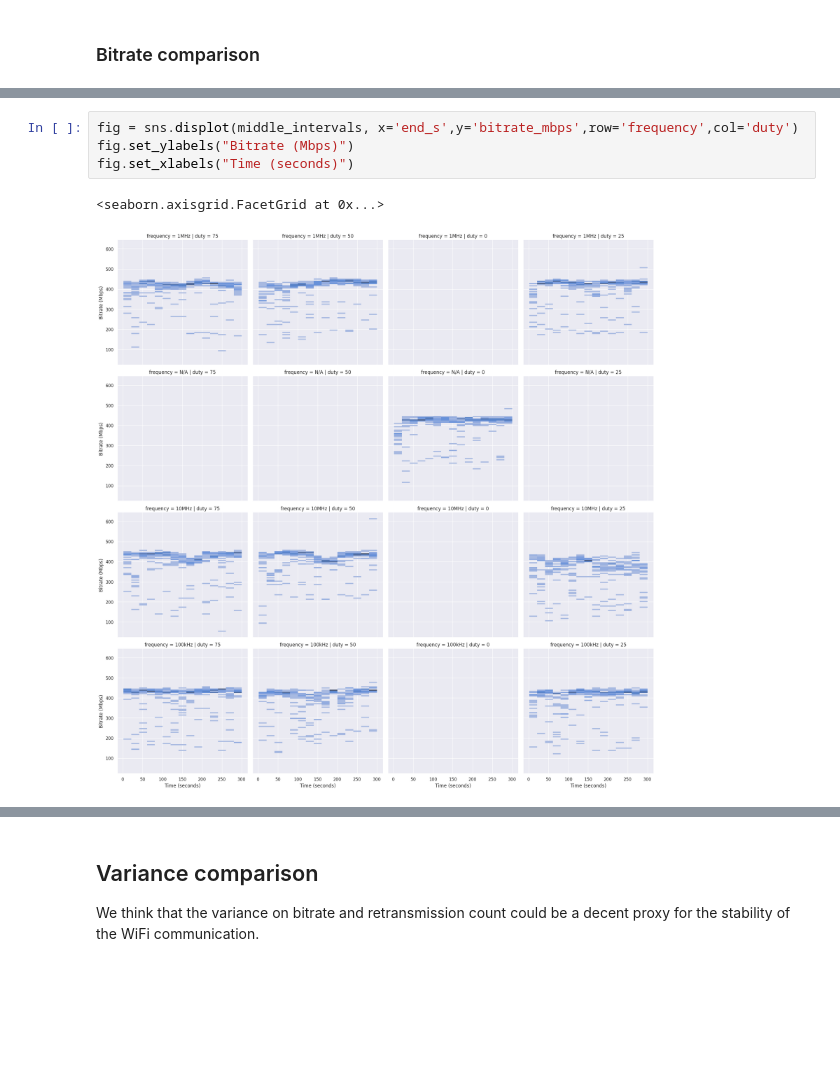
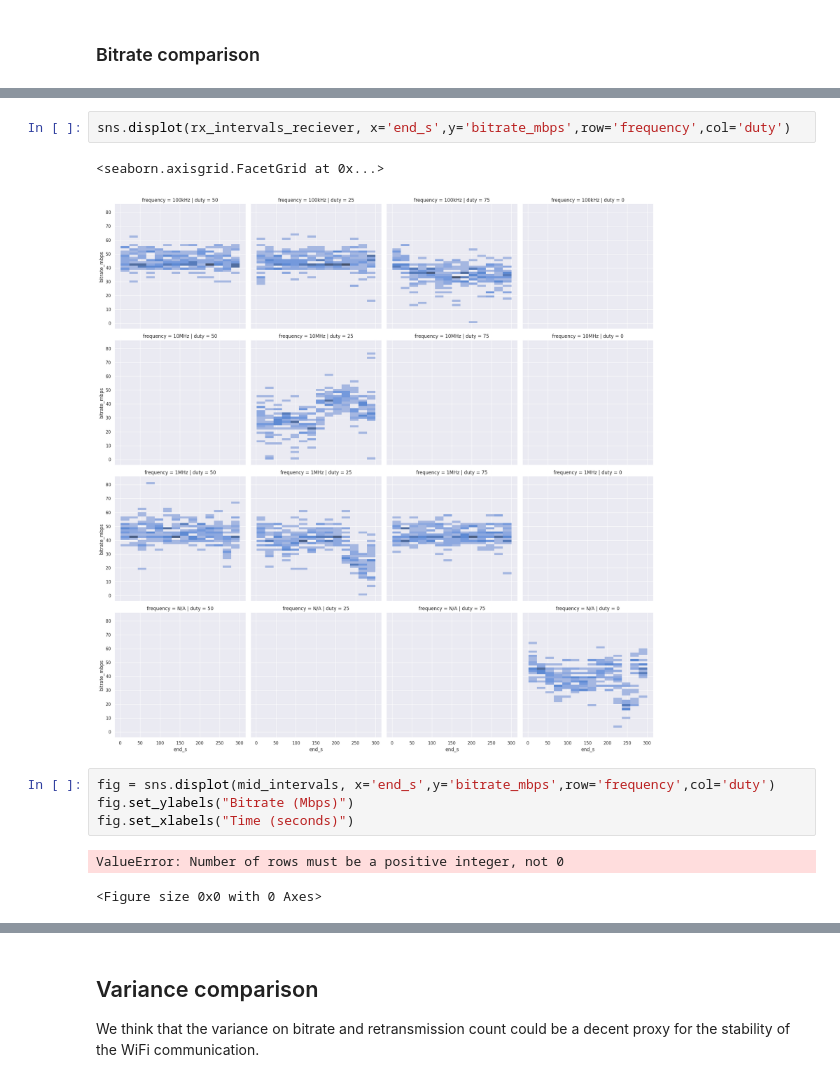
Before and after one commit to jehuddleston/en601616finalproject, a Jupyter notebook: scripts/compare.ipynb, the cells around one changed output, grey strips where cells are left out. Drawn from its saved outputs; the diff is of its cells as text; blank space fills up the shorter version.

```diff
--- a/scripts/compare.ipynb
+++ b/scripts/compare.ipynb
@@ -280,8 +329,13 @@ sns.displot(close_intervals, x='end_s',y='bitrate_mbps',row='frequency',col='dut
+# %%
+sns.displot(rx_intervals_reciever, x='end_s',y='bitrate_mbps',row='frequency',col='duty')
+# %% [output]
+<seaborn.axisgrid.FacetGrid at 0x...>
+[figure, added]
 # %%
-fig = sns.displot(middle_intervals, x='end_s',y='bitrate_mbps',row='frequency',col='duty')
+fig = sns.displot(mid_intervals, x='end_s',y='bitrate_mbps',row='frequency',col='duty')
 fig.set_ylabels("Bitrate (Mbps)")
 fig.set_xlabels("Time (seconds)")
 # %% [output]
-<seaborn.axisgrid.FacetGrid at 0x...>
+ValueError: Number of rows must be a positive integer, not 0
-[figure, removed]
+<Figure size 0x0 with 0 Axes>
 # %%
```
Also changed, not shown: parts of 9 cells of this notebook.
